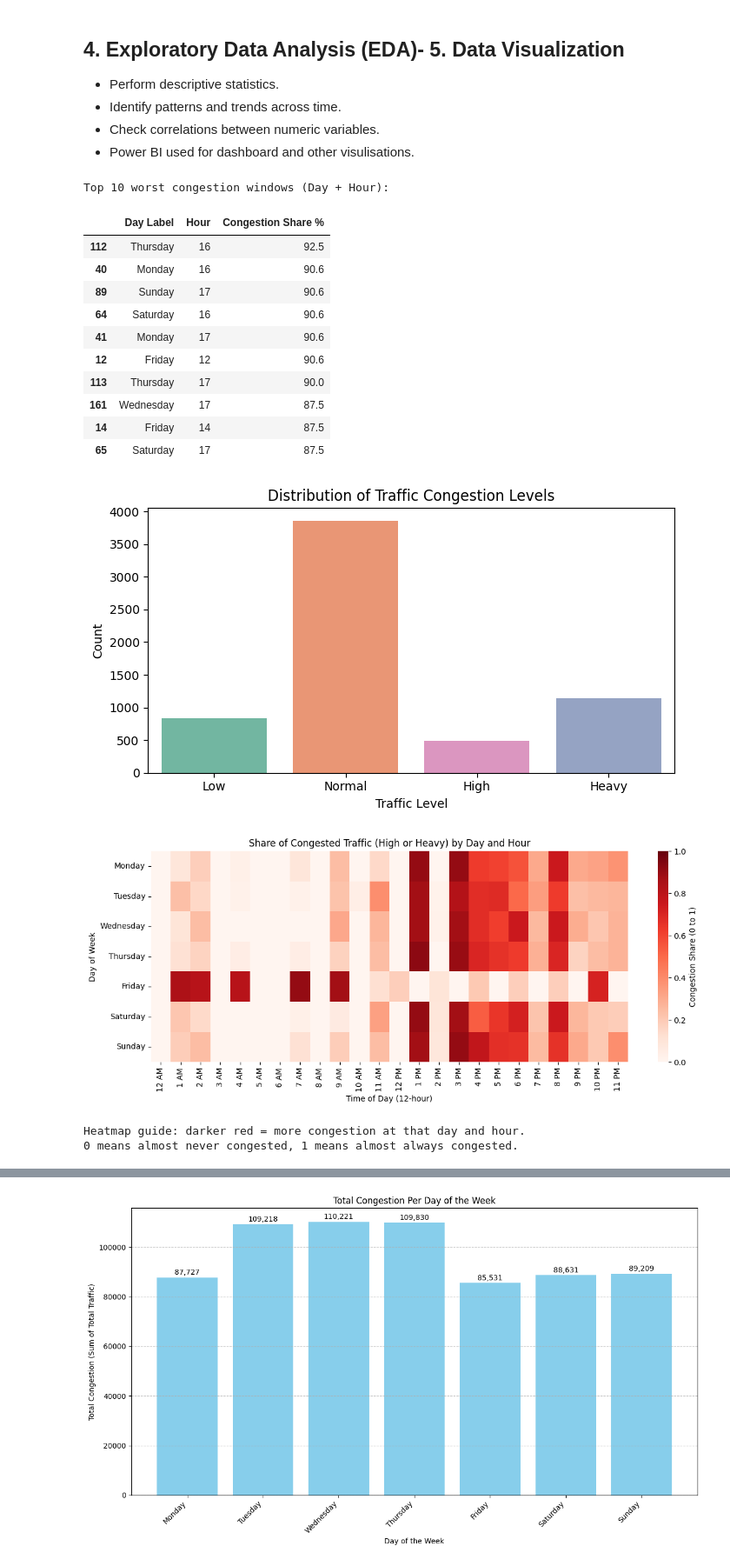
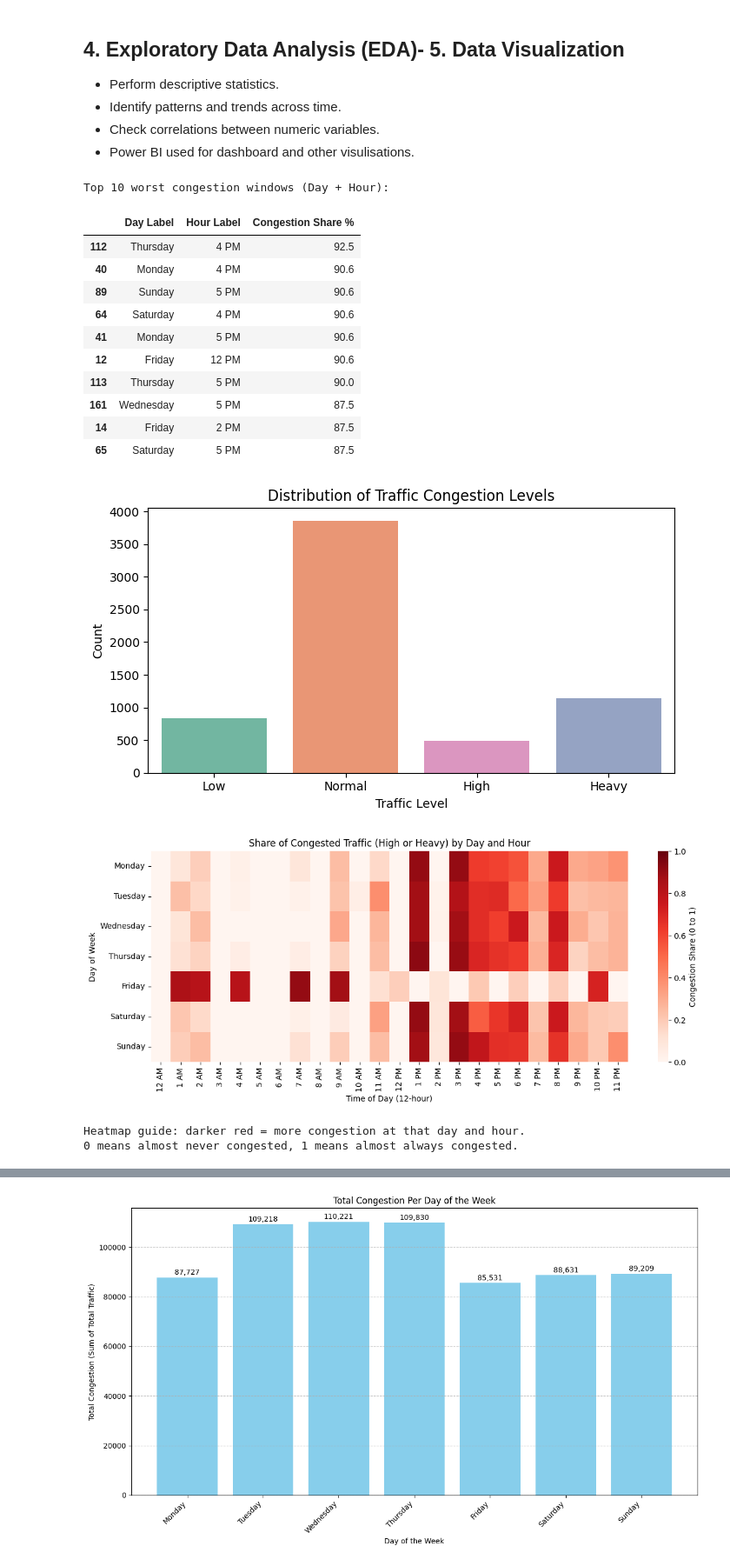
Before and after one commit to Joe28B/Big_Data_Project, a Jupyter notebook: FinalBIG.ipynb, the cells around one changed output, grey strips where cells are left out. Shown at 87% size. Drawn from its saved outputs; the diff is of its cells as text; code cells hidden in the pictures.

```diff
--- a/FinalBIG.ipynb
+++ b/FinalBIG.ipynb
@@ -295,10 +295,14 @@ slot_congestion = (
     .rename(columns={"Is Congested": "Congestion Share"})
 )
 slot_congestion["Congestion Share %"] = (slot_congestion["Congestion Share"] * 100).round(1)
-worst_slots = slot_congestion.sort_values("Congestion Share", ascending=False).head(10)
+worst_slots = slot_congestion.sort_values("Congestion Share", ascending=False).head(10).copy()
+
+worst_slots["Hour Label"] = worst_slots["Hour"].apply(
+    lambda h: f"{(int(h) % 12) or 12} {'AM' if int(h) < 12 else 'PM'}"
+)
 
 print("Top 10 worst congestion windows (Day + Hour):")
-display(worst_slots[["Day Label", "Hour", "Congestion Share %"]])
+display(worst_slots[["Day Label", "Hour Label", "Congestion Share %"]])
 
 # 4) Distribution of traffic congestion levels
 plt.figure(figsize=(7, 4))
@@ -343,8 +347,6 @@ pivot = eda_df.pivot_table(
 )
 
 pivot = pivot.reindex(day_order).dropna(how="all")
-# Convert hour numbers to 12-hour text labels
-
 
 plt.figure(figsize=(12, 5))
 sns.heatmap(
@@ -361,47 +363,44 @@ plt.ylabel("Day of Week")
 plt.tight_layout()
 plt.show()
 
 print("Heatmap guide: darker red = more congestion at that day and hour.")
 print("0 means almost never congested, 1 means almost always congested.")
 
 # 6) Simple correlation heatmap
 numeric_cols = eda_df.select_dtypes(include="number")
 corr_matrix = numeric_cols.corr()
 
 plt.figure(figsize=(10, 6))
 sns.heatmap(corr_matrix, cmap="coolwarm", annot=True, fmt=".2f")
 plt.title("Correlation Heatmap (Numeric Features)")
 plt.tight_layout()
 plt.show()
 
 # 7) Top congested slots bar chart (12-hour labels)
 plot_slots = worst_slots.copy()
-plot_slots["Hour Label"] = plot_slots["Hour"].apply(
-    lambda h: f"{(int(h) % 12) or 12} {'AM' if int(h) < 12 else 'PM'}"
-)
 plot_slots["Slot"] = plot_slots["Day Label"] + " " + plot_slots["Hour Label"]
 
 plt.figure(figsize=(10, 4))
 sns.barplot(data=plot_slots, x="Slot", y="Congestion Share %", color="#c0392b")
 plt.title("Top 10 Most Congested Time Windows")
 plt.xlabel("Day + Hour")
 plt.ylabel("Congestion Share (%)")
 plt.xticks(rotation=45, ha="right")
 plt.tight_layout()
 plt.show()
 # %% [output]
 Top 10 worst congestion windows (Day + Hour):
-|  | Day Label | Hour | Congestion Share % |
-| 112 | Thursday | 16 | 92.5 |
-| 40 | Monday | 16 | 90.6 |
-| 89 | Sunday | 17 | 90.6 |
-| 64 | Saturday | 16 | 90.6 |
-| 41 | Monday | 17 | 90.6 |
-| 12 | Friday | 12 | 90.6 |
-| 113 | Thursday | 17 | 90.0 |
-| 161 | Wednesday | 17 | 87.5 |
-| 14 | Friday | 14 | 87.5 |
-| 65 | Saturday | 17 | 87.5 |
+|  | Day Label | Hour Label | Congestion Share % |
+| 112 | Thursday | 4 PM | 92.5 |
+| 40 | Monday | 4 PM | 90.6 |
+| 89 | Sunday | 5 PM | 90.6 |
+| 64 | Saturday | 4 PM | 90.6 |
+| 41 | Monday | 5 PM | 90.6 |
+| 12 | Friday | 12 PM | 90.6 |
+| 113 | Thursday | 5 PM | 90.0 |
+| 161 | Wednesday | 5 PM | 87.5 |
+| 14 | Friday | 2 PM | 87.5 |
+| 65 | Saturday | 5 PM | 87.5 |
 [figure]
 [figure]
 Heatmap guide: darker red = more congestion at that day and hour.
```
